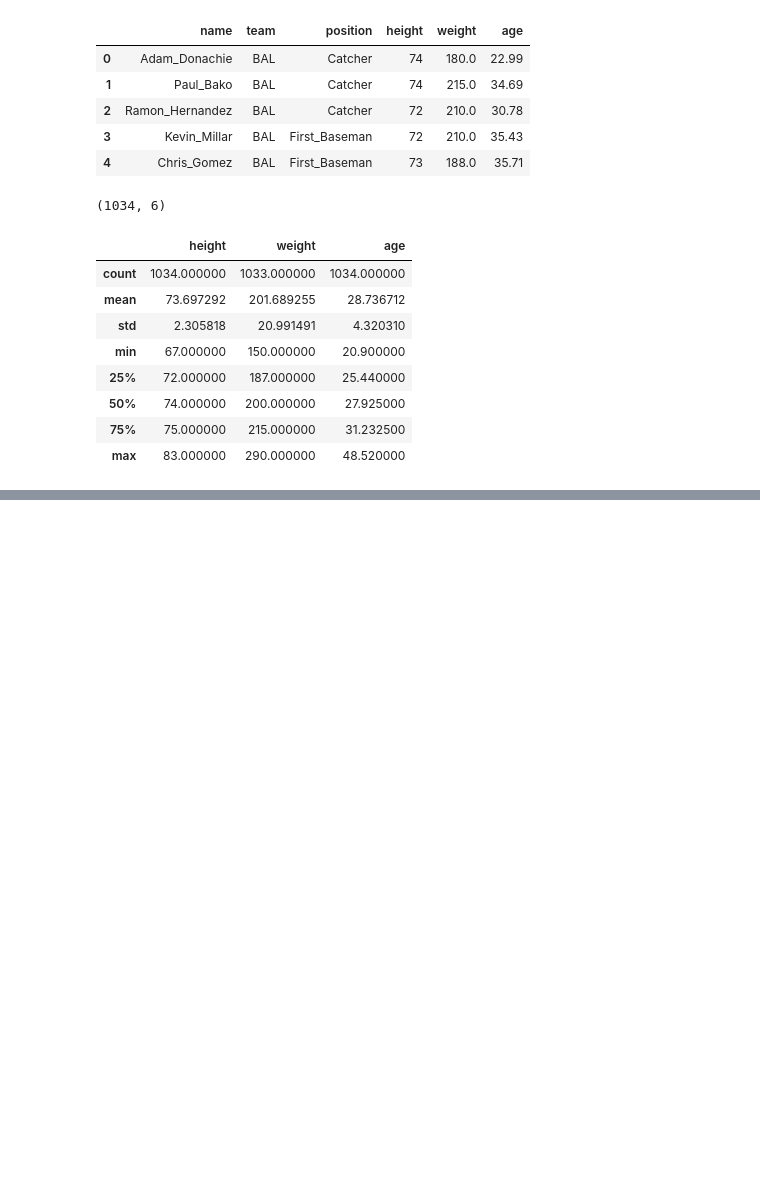
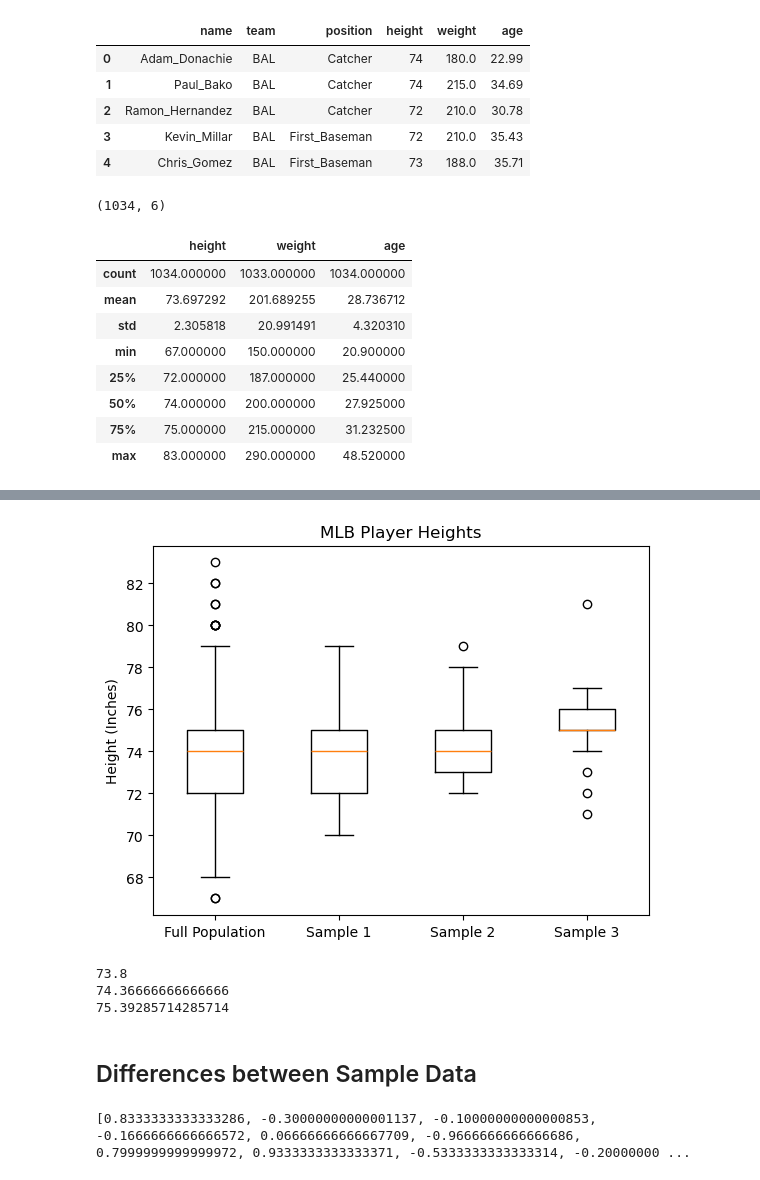
Before and after one commit to brieng314/DiveIntoDS, a Jupyter notebook: dive_into_DS_GroupComparison.ipynb, the cells around one changed output, grey strips where cells are left out. Drawn from its saved outputs; the diff is of its cells as text; code cells hidden in the pictures; blank space fills up the shorter version.

```diff
--- a/dive_into_DS_GroupComparison.ipynb
+++ b/dive_into_DS_GroupComparison.ipynb
@@ -40,0 +41,34 @@ plt.show()
+# %%
+sample1 = mlb.sample(n=30,random_state=8675309)
+sample2 = mlb.sample(n=30,random_state=1729)
+# %%
+sample3 = [71,72,73,74,74,76,75,75,75,76,75,77,76,75,77,76,75,76,76,75,75,81,77,75,77,77,75,75]
+# %%
+import numpy as np
+plt.boxplot([mlb['height'],sample1['height'],sample2['height'],np.array(sample3)])
+plt.ylabel('Height (Inches)')
+plt.title('MLB Player Heights')
+plt.xticks([1,2,3,4],['Full Population','Sample 1','Sample 2','Sample 3'])
+plt.show()
+# %% [output]
+[figure, added]
+# %%
+print(np.mean(sample1['height']))
+print(np.mean(sample2['height']))
+print(np.mean(sample3))
+# %% [output]
+73.8
+74.36666666666666
+75.39285714285714
+# %% [markdown]
+## Differences between Sample Data
+# %%
+alldifferences=[]
+for i in range(1000):
+    newsample1=mlb.sample(n=30,random_state=i*2)
+    newsample2=mlb.sample(n=30,random_state=i*2+1)
+    alldifferences.append(newsample1['height'].mean()-newsample2['height'].mean())
+
+print(alldifferences[0:10])
+# %% [output]
+[0.8333333333333286, -0.30000000000001137, -0.10000000000000853, -0.1666666666666572, 0.06666666666667709, -0.9666666666666686, 0.7999999999999972, 0.9333333333333371, -0.5333333333333314, -0.20000000 ...
```
Also changed, not shown: parts of 7 cells of this notebook.
